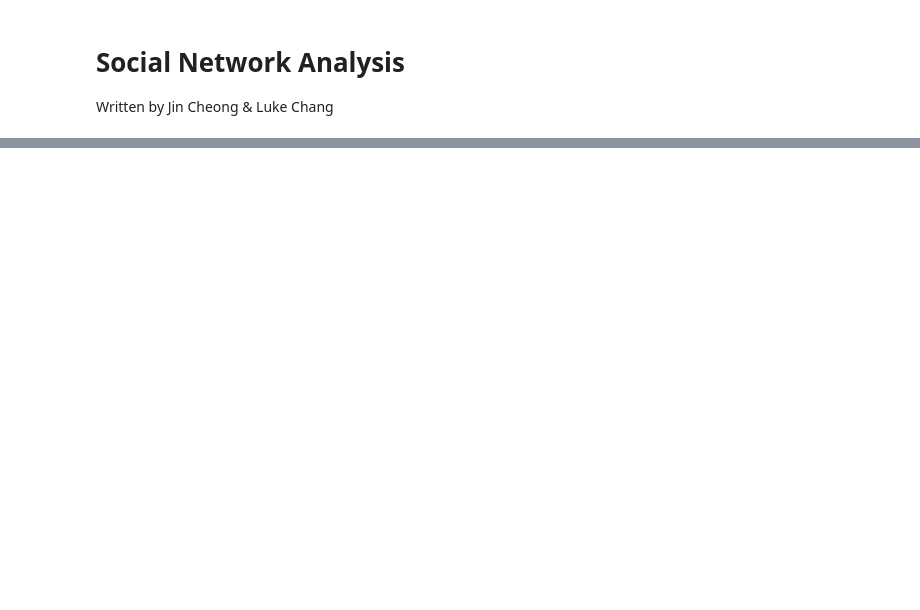
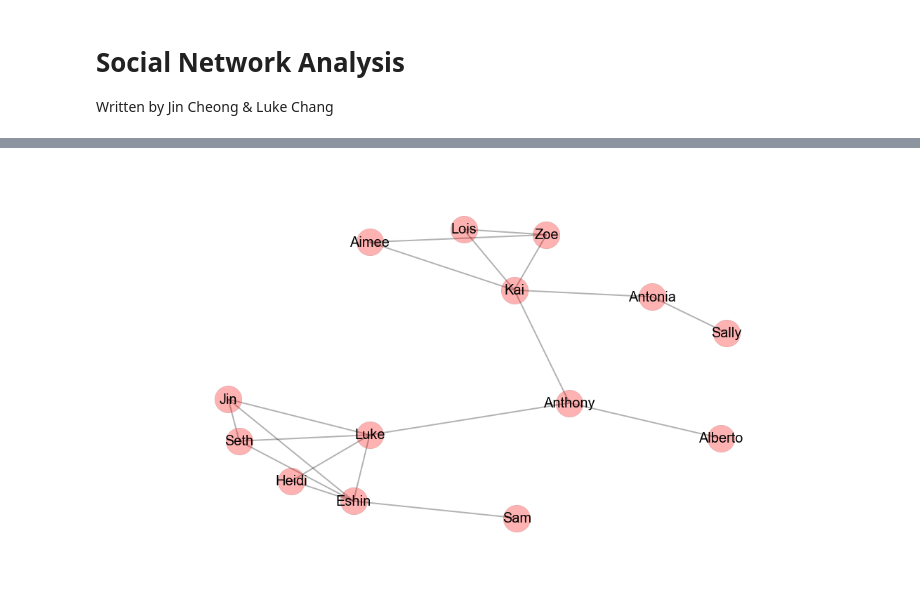
Before and after one commit to ljchang/psyc63, a Jupyter notebook: Notebooks/SocialNetworkAnalysis.ipynb, the cells around one changed output, grey strips where cells are left out. Cells and saved outputs as stored; diff of their text form; code cells hidden in the pictures; blank space fills up the shorter version.

```diff
--- a/Notebooks/SocialNetworkAnalysis.ipynb
+++ b/Notebooks/SocialNetworkAnalysis.ipynb
@@ -298,0 +73,15 @@ plt.show()
+# %%
+d = {'Jin':['Luke','Eshin','Seth'],
+     'Luke':['Eshin','Anthony','Seth','Heidi'],
+     'Eshin':['Heidi','Seth','Sam'],
+     'Zoe':['Kai','Aimee','Lois'],
+     'Kai':['Antonia','Aimee','Lois','Anthony'],
+     'Sally':['Antonia'],
+     'Anthony':['Alberto']}
+G = nx.Graph(d)
+plt.figure(figsize=(15,8))
+np.random.seed(3) # Just to keep things same
+pos = pos = nx.fruchterman_reingold_layout(G) # Another way of specifiying a layout for nodes.
+nx.draw(G,with_labels=True,node_size=1500,font_size=20,alpha=.3,width=2)
+# %% [output]
+[figure, added]
```
Also changed, not shown: parts of 45 cells of this notebook.
